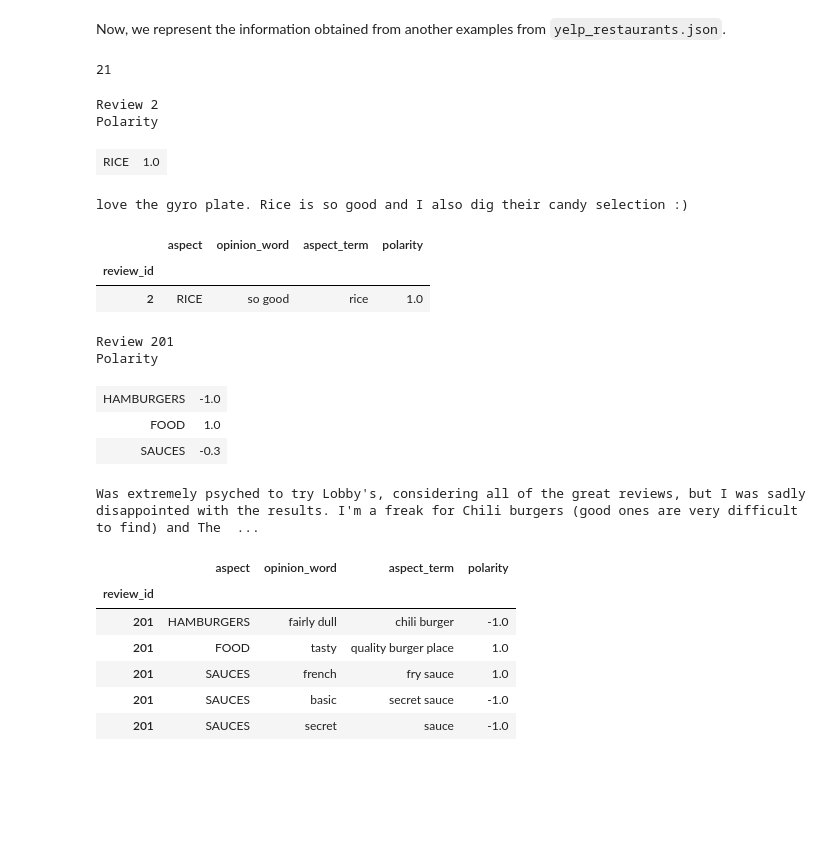
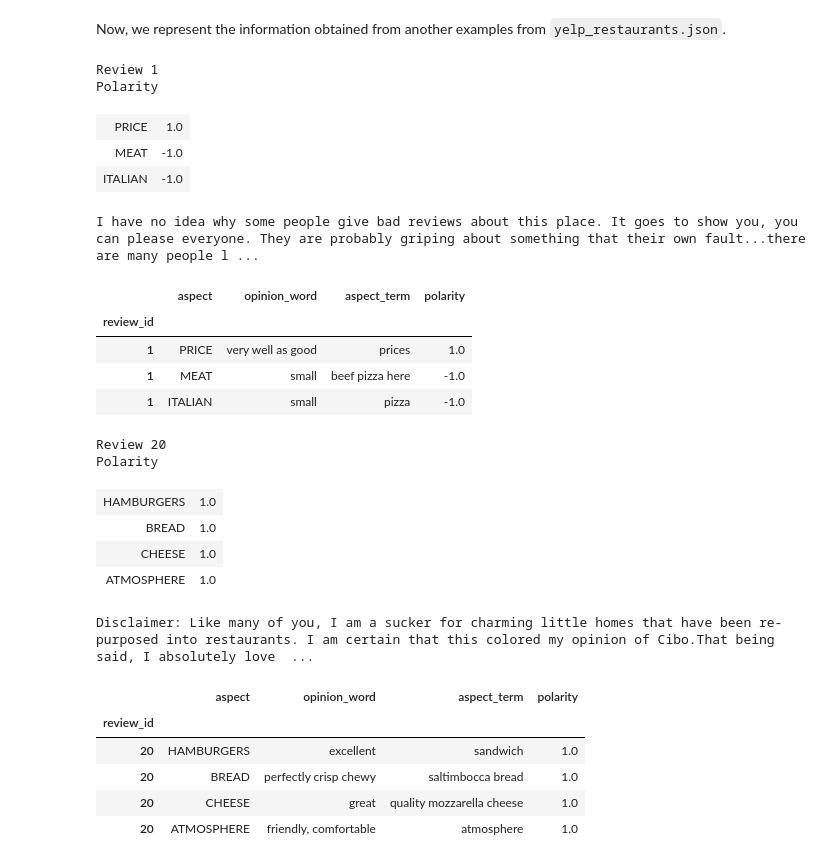
Before and after one commit to glorelvalle/mucd-mg, a Jupyter notebook: pln/p1.ipynb, the cells around one changed output. Cells and saved outputs as stored; diff of their text form; code cells hidden in the pictures; blank space fills up the shorter version.

```diff
--- a/pln/p1.ipynb
+++ b/pln/p1.ipynb
@@ -450,7 +454,7 @@ Therefore, we can conclude that YELP hotels must improve these cleaning, tempera
 
 We also represent another examples in order to have as much as completed review as we can. We show first the `yelp_beauty_spas.json`.
 # %%
-idx = 300
+idx = 1
 review = reviews_spas[idx].get("reviewText")
 data = AO.get_aspect_opinion(idx, review, aspects_spas)
 data2 = data.copy()
@@ -512,0 +497,9 @@ Honestly I would normally go to a specific lady to get my nails done but she rid
+# %%
+idx = 7
+review = reviews_spas[idx].get("reviewText")
+data = AO.get_aspect_opinion(idx, review, aspects_spas)
+data2 = data.copy()
+data2['text'] = review
+data2 = data2.reset_index()
+DP.run_display(idx, data2)
+display(data)
@@ -513,7 +520,7 @@ Honestly I would normally go to a specific lady to get my nails done but she rid
 # %% [markdown]
 Now, we represent the information obtained from another examples from `yelp_restaurants.json`.
 # %%
-idx = 2
+idx = 1
 review = reviews_restaurants[idx].get("reviewText")
 data = AO.get_aspect_opinion(idx, review, aspects_restaurants)
 data2 = data.copy()
@@ -522,34 +529,37 @@ data2 = data2.reset_index()
 DP.run_display(idx, data2)
 display(data)
 # %% [output]
-21
+Review 1
+Polarity
+| PRICE | 1.0 |
+| MEAT | -1.0 |
+| ITALIAN | -1.0 |
-Review 2
-Polarity
+I have no idea why some people give bad reviews about this place. It goes to show you, you can please everyone. They are probably griping about something that their own fault...there are many people l ...
-| RICE | 1.0 |
-love the gyro plate. Rice is so good and I also dig their candy selection :)
 |  | aspect | opinion_word | aspect_term | polarity |
 | review_id |  |  |  |  |
-| 2 | RICE | so good | rice | 1.0 |
+| 1 | PRICE | very well as good | prices | 1.0 |
+| 1 | MEAT | small | beef pizza here | -1.0 |
+| 1 | ITALIAN | small | pizza | -1.0 |
 # %%
-idx = 201
+idx = 20
 review = reviews_restaurants[idx].get("reviewText")
 data = AO.get_aspect_opinion(idx, review, aspects_restaurants)
 data2 = data.copy()
 data2['text'] = review
 data2 = data2.reset_index()
 DP.run_display(idx, data2)
 display(data)
 # %% [output]
-Review 201
+Review 20
 Polarity
-| HAMBURGERS | -1.0 |
-| FOOD | 1.0 |
-| SAUCES | -0.3 |
+| HAMBURGERS | 1.0 |
+| BREAD | 1.0 |
+| CHEESE | 1.0 |
+| ATMOSPHERE | 1.0 |
-Was extremely psyched to try Lobby's, considering all of the great reviews, but I was sadly disappointed with the results. I'm a freak for Chili burgers (good ones are very difficult to find) and The  ...
+Disclaimer: Like many of you, I am a sucker for charming little homes that have been re-purposed into restaurants. I am certain that this colored my opinion of Cibo.That being said, I absolutely love  ...
 |  | aspect | opinion_word | aspect_term | polarity |
 | review_id |  |  |  |  |
-| 201 | HAMBURGERS | fairly dull | chili burger | -1.0 |
-| 201 | FOOD | tasty | quality burger place | 1.0 |
-| 201 | SAUCES | french | fry sauce | 1.0 |
-| 201 | SAUCES | basic | secret sauce | -1.0 |
-| 201 | SAUCES | secret | sauce | -1.0 |
+| 20 | HAMBURGERS | excellent | sandwich | 1.0 |
+| 20 | BREAD | perfectly crisp chewy | saltimbocca bread | 1.0 |
+| 20 | CHEESE | great | quality mozzarella cheese | 1.0 |
+| 20 | ATMOSPHERE | friendly, comfortable | atmosphere | 1.0 |
```
Also changed, not shown: parts of 21 cells of this notebook.
